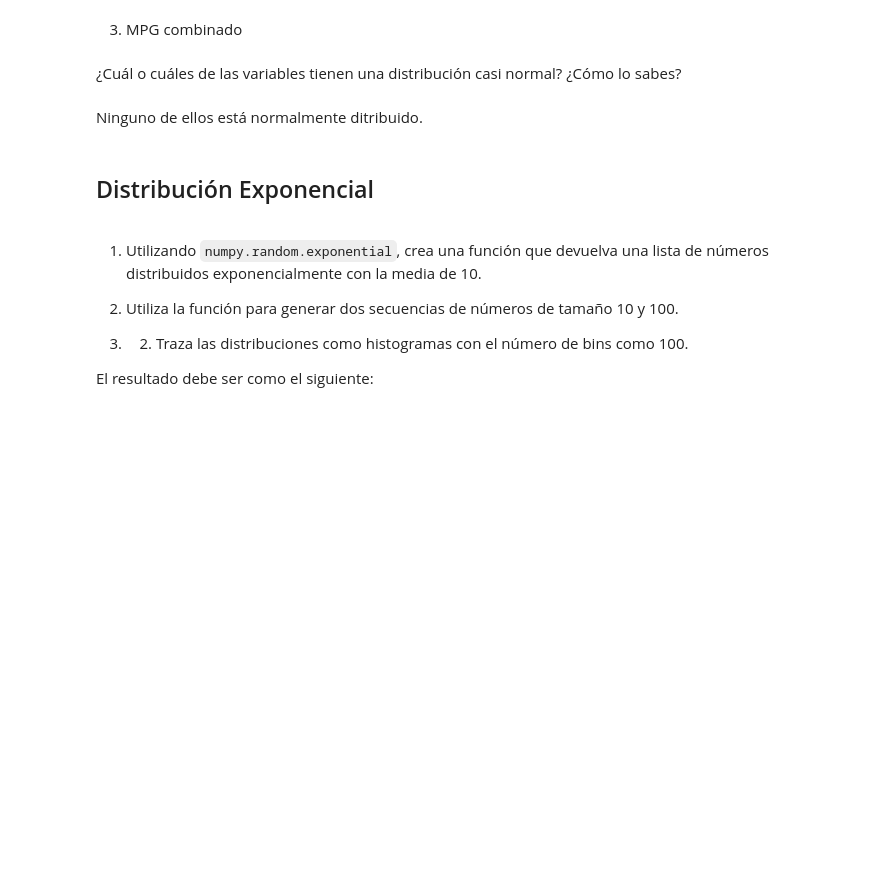
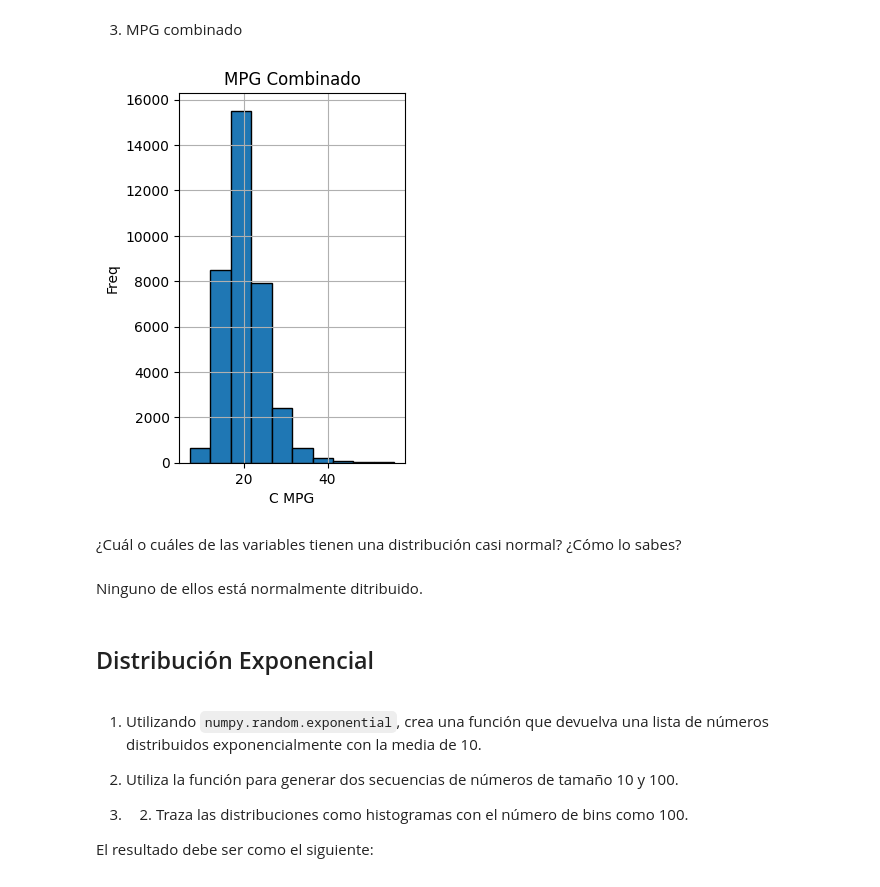
Before and after one commit to ironhack-ds-jcampos/lab-continuous-probability-distributions-es, a Jupyter notebook: your-code/main.ipynb, the cells around one changed output. Cells and saved outputs as stored; diff of their text form; code cells hidden in the pictures; blank space fills up the shorter version.

```diff
--- a/your-code/main.ipynb
+++ b/your-code/main.ipynb
@@ -162,2 +168,11 @@ A continuación, traza los histogramas de las siguientes variables:
+# %%
+plt.subplot(1, 2, 1)
+plt.hist(vehicles['Combined MPG'], bins=10, edgecolor='black')
+plt.title('MPG Combinado')
+plt.xlabel('C MPG')
+plt.ylabel('Freq')
+plt.grid(True)
+# %% [output]
+[figure, added]
 # %% [markdown]
 ¿Cuál o cuáles de las variables tienen una distribución casi normal? ¿Cómo lo sabes?
```
Also changed, not shown: parts of 19 cells of this notebook.
